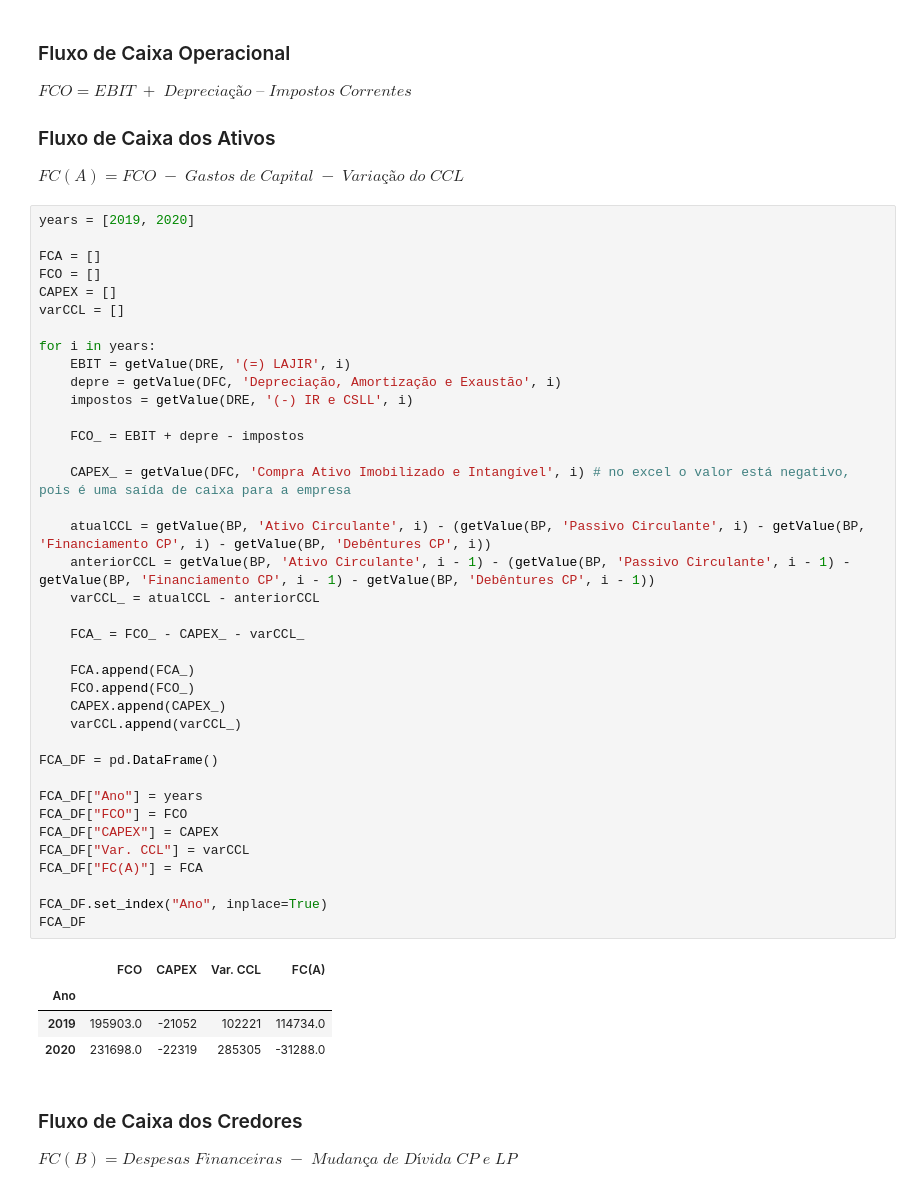
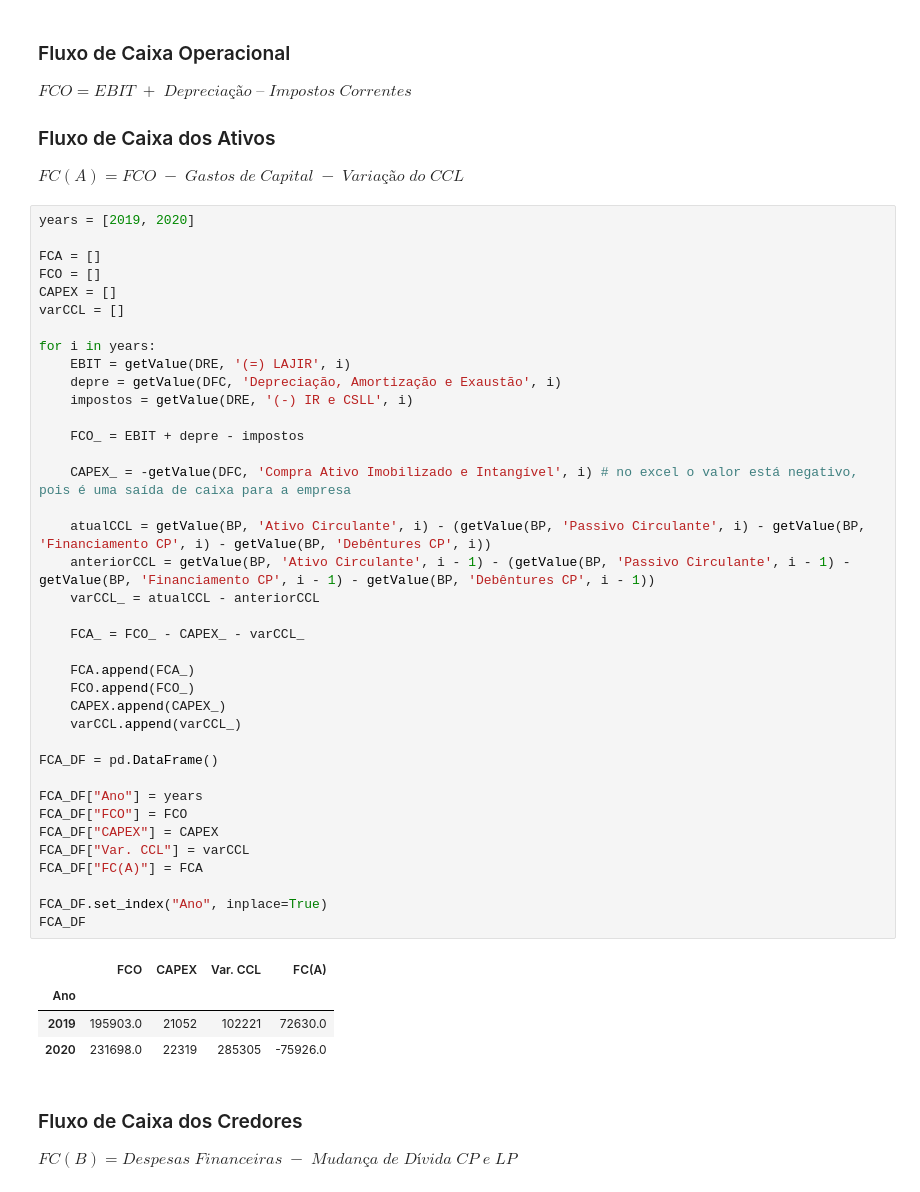
Before and after one commit to pedrotramos/Analise-MRV, a Jupyter notebook: Analise-Direcional.ipynb, the cells around one changed output. Cells and saved outputs as stored; diff of their text form.

Commit message:
Fluxos de Caixa

```diff
--- a/Analise-Direcional.ipynb
+++ b/Analise-Direcional.ipynb
@@ -484,36 +484,36 @@ for i in years:
     depre = getValue(DFC, 'Depreciação, Amortização e Exaustão', i)
     impostos = getValue(DRE, '(-) IR e CSLL', i)
 
     FCO_ = EBIT + depre - impostos
 
-    CAPEX_ = getValue(DFC, 'Compra Ativo Imobilizado e Intangível', i) # no excel o valor está negativo, pois é uma saída de caixa para a empresa
+    CAPEX_ = -getValue(DFC, 'Compra Ativo Imobilizado e Intangível', i) # no excel o valor está negativo, pois é uma saída de caixa para a empresa
 
     atualCCL = getValue(BP, 'Ativo Circulante', i) - (getValue(BP, 'Passivo Circulante', i) - getValue(BP, 'Financiamento CP', i) - getValue(BP, 'Debêntures CP', i))
     anteriorCCL = getValue(BP, 'Ativo Circulante', i - 1) - (getValue(BP, 'Passivo Circulante', i - 1) - getValue(BP, 'Financiamento CP', i - 1) - getValue(BP, 'Debêntures CP', i - 1))
     varCCL_ = atualCCL - anteriorCCL
 
     FCA_ = FCO_ - CAPEX_ - varCCL_
 
     FCA.append(FCA_)
     FCO.append(FCO_)
     CAPEX.append(CAPEX_)
     varCCL.append(varCCL_)
 
 FCA_DF = pd.DataFrame()
 
 FCA_DF["Ano"] = years
 FCA_DF["FCO"] = FCO
 FCA_DF["CAPEX"] = CAPEX
 FCA_DF["Var. CCL"] = varCCL
 FCA_DF["FC(A)"] = FCA
 
 FCA_DF.set_index("Ano", inplace=True)
 FCA_DF
 # %% [output]
 |  | FCO | CAPEX | Var. CCL | FC(A) |
 | Ano |  |  |  |  |
-| 2019 | 195903.0 | -21052 | 102221 | 114734.0 |
-| 2020 | 231698.0 | -22319 | 285305 | -31288.0 |
+| 2019 | 195903.0 | 21052 | 102221 | 72630.0 |
+| 2020 | 231698.0 | 22319 | 285305 | -75926.0 |
 # %% [markdown]
 ### Fluxo de Caixa dos Credores
 
```
Also changed, not shown: parts of 1 cell of this notebook, 4 other files.
